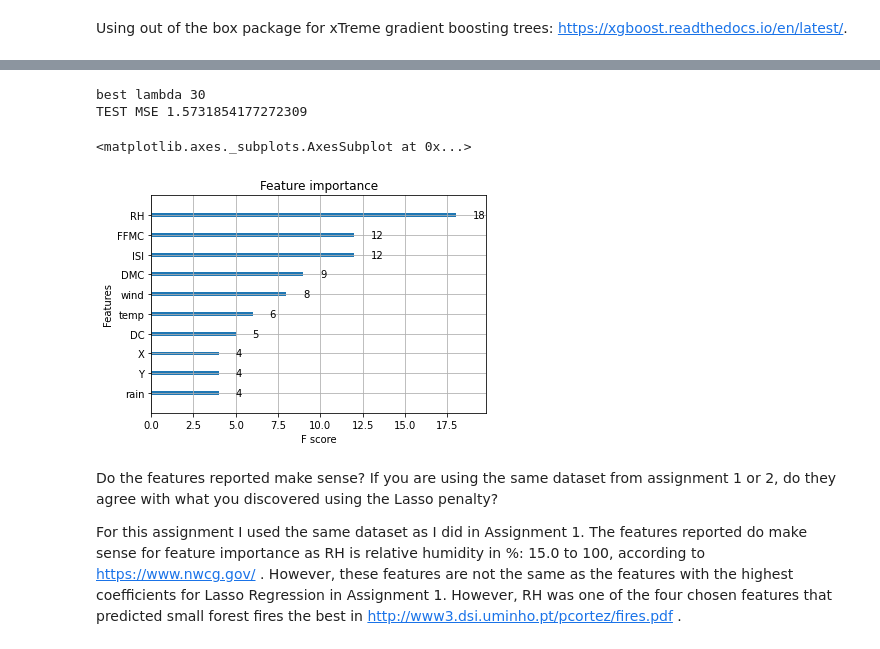
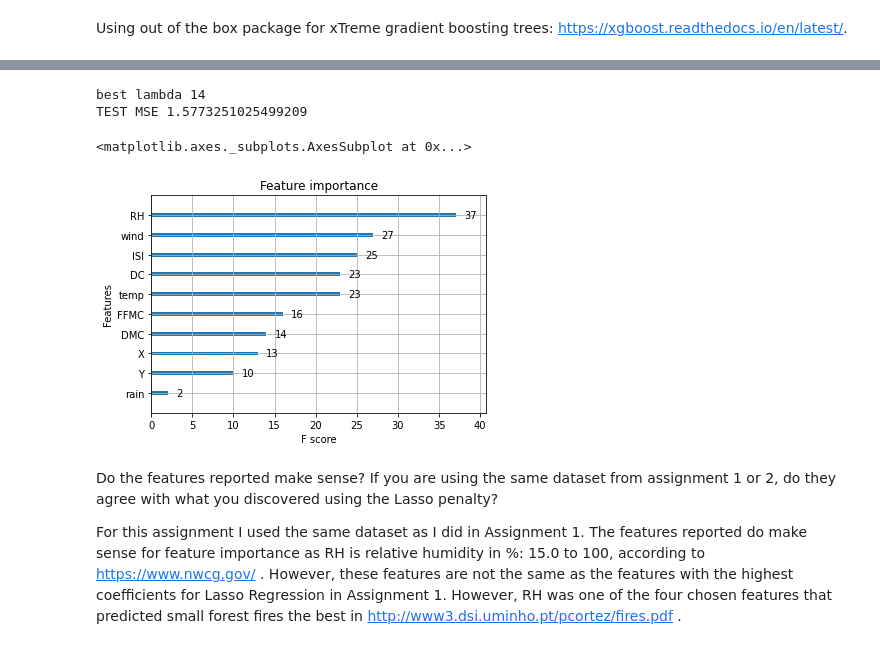
Before and after one commit to nsubbaian/FrequentistML, a Jupyter notebook: Project4/FML_Assignment4.ipynb, the cells around one changed output, grey strips where cells are left out. Cells and saved outputs as stored; diff of their text form; code cells hidden in the pictures.

```diff
--- a/Project4/FML_Assignment4.ipynb
+++ b/Project4/FML_Assignment4.ipynb
@@ -48,47 +48,46 @@ dtrain = xgb.DMatrix(XGBtrain_X, label=XGBtrain_Y)
 dtest = xgb.DMatrix(XGBtest_X, label=XGBtest_Y)
 dval = xgb.DMatrix(XGBval_X, XGBval_Y)
 
-# tune your regression method
+# tune your regression method - selecting optimal L1 regularization term on weights.
 bestMSE = float('inf')
 for lam in [1e-15, 1e-5, .1, 1, 5, 10, 11, 12, 13, 14, 15, 16, 17, 20, 25, 30, 35, 50, 100]:
-  param = {'max_depth': 6, 'min_child_weight': .3, 'eta': 1,
+  param = {'max_depth': 6, 'min_child_weight': 1, 'eta': .3,
           'objective': 'reg:squarederror',
           'reg_alpha' : lam}
-  evallist = [(dtrain, 'train'), (dval, 'val')]
+  evallist = [ (dval, 'val')]
 
   # uses early stopping to find the optimal number of boosting rounds
   bst = xgb.train(param, dtrain, num_boost_round = 50, evals = evallist,
                   early_stopping_rounds = 10, verbose_eval = False)
 
   XGBMSE = bst.best_score
   if (XGBMSE < bestMSE):
     bestLambda = lam
     bestMSE = XGBMSE
 print("best lambda", bestLambda)
 
 
-# Report your performance and output the feature importance.
+# Report your performance and output the feature importance
 param = {'max_depth': 6,
           'min_child_weight': 1,
           'eta': .3,
           'objective': 'reg:squarederror',
           'reg_alpha' : bestLambda}
 evallist = [(dtrain, 'train'), (dval, 'val')]
 bst = xgb.train(param, dtrain, num_boost_round = 50, evals = evallist,
                 early_stopping_rounds = 10, verbose_eval = False)
 
 
 ypred = bst.predict(xgb.DMatrix(XGBtest_X), ntree_limit=bst.best_ntree_limit)
 XGBMSE_test = np.square(np.subtract(XGBtest_Y, ypred)).mean()
 print("TEST MSE", XGBMSE_test)
 
-#
 xgb.plot_importance(bst)
 # %% [output]
-best lambda 30
-TEST MSE 1.5731854177272309
+best lambda 14
+TEST MSE 1.5773251025499209
 <matplotlib.axes._subplots.AxesSubplot at 0x...>
-[figure, old version]
+[figure, new version]
 # %% [markdown]
 
 Do the features reported make sense? If you are using the same dataset from assignment 1 or 2, do they agree with what you discovered using the Lasso penalty?
```
Also changed, not shown: parts of 2 cells of this notebook.
